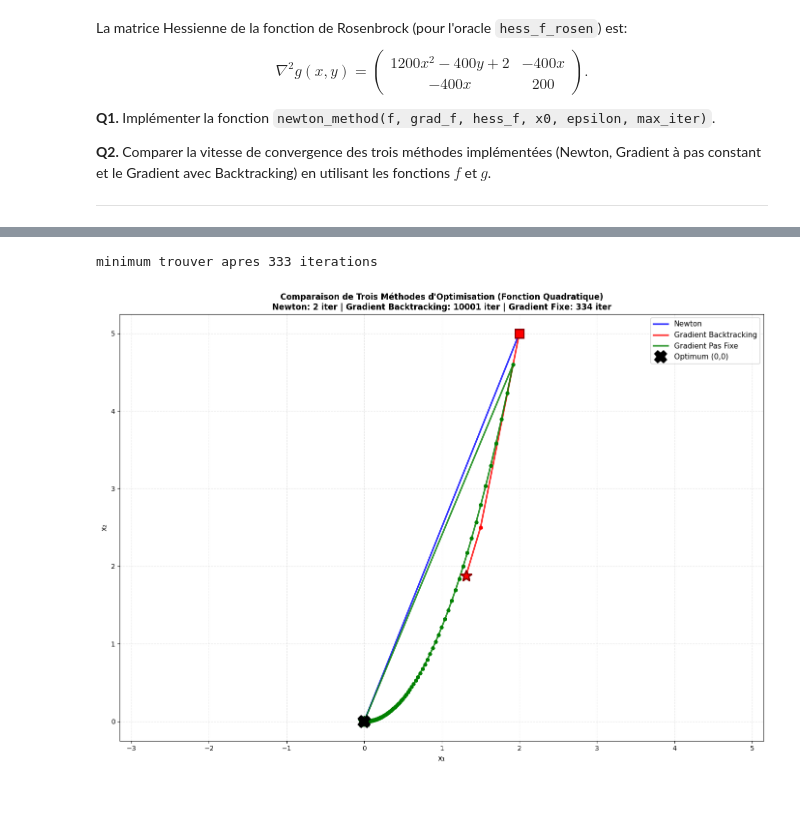
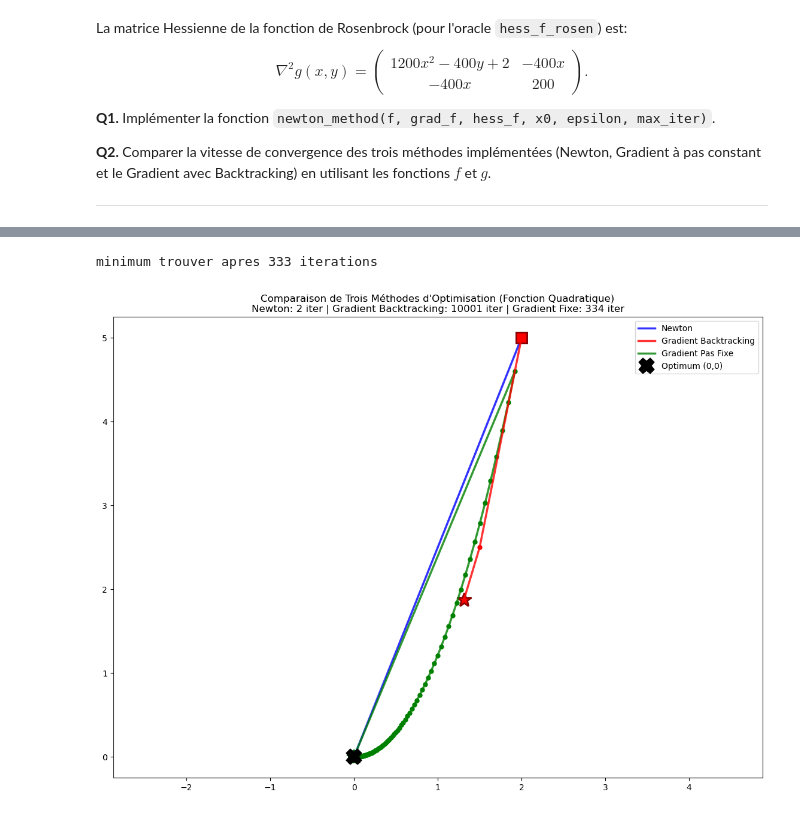
Before and after one commit to hamzajer/BACO, a Jupyter notebook: TP-BACO-Sujet.ipynb, the cells around one changed output, grey strips where cells are left out. Drawn from its saved outputs; the diff is of its cells as text; code cells hidden in the pictures.

```diff
--- a/TP-BACO-Sujet.ipynb
+++ b/TP-BACO-Sujet.ipynb
@@ -175,9 +180,8 @@ minimum trouver apres 116 iterations
 # %%
-#Question4
-#varier: i) les valeurs du pas , ii) plusieurs points initiaux , iii) différents couples .
 couples = [[1,1],[3,12],[4,8]]
-gammas = [0.0001,0.001,0.01]
+gammas = [0.00001,0.001,0.01]
 points_initiaux = [[1,1],[24,0],[-3,-14]]
 for gamma in gammas :
+    print(f"Pour gamma = {gamma}")
     plot_resultat(f_quad,grad_f_quad,[2,5],[1,8],gamma)
 # %% [output]
@@ -406,7 +426,7 @@ backtrack_y = [point[1] for point in hist]
 gradient_x = [point[0] for point in hist_gradient]
 gradient_y = [point[1] for point in hist_gradient]
 
-# Détermination des limites de la grille (incluant les trois trajectoires)
+# Détermination des limites de la grille
 all_x = newton_x + backtrack_x + gradient_x
 all_y = newton_y + backtrack_y + gradient_y
 
@@ -420,7 +440,7 @@ n_points = 200
 x_grid = [x_min + i * (x_max - x_min) / (n_points - 1) for i in range(n_points)]
 y_grid = [y_min + i * (y_max - y_min) / (n_points - 1) for i in range(n_points)]
 
-# Création de X, Y et Z pour les contours (fonction quadratique)
+# Création de X, Y et Z pour les contours
 X = [[x for x in x_grid] for _ in range(n_points)]
 Y = [[y_grid[i] for _ in range(n_points)] for i in range(n_points)]
 Z = [[f_quad([X[i][j], Y[i][j]]) for j in range(n_points)] for i in range(n_points)]
@@ -428,52 +448,45 @@ Z = [[f_quad([X[i][j], Y[i][j]]) for j in range(n_points)] for i in range(n_poin
 # Affichage
 plt.figure(figsize=(14, 10))
 
 # Trajectoire Newton (BLEU)
-plt.plot(newton_x, newton_y, 'b-', label='Newton', linewidth=2.5, alpha=0.8, zorder=3)
-plt.plot(newton_x, newton_y, 'b.', markersize=10, zorder=4)
-plt.plot(newton_x[0], newton_y[0], 'bs', markersize=13,
-         markeredgecolor='darkblue', markeredgewidth=2, zorder=5)
-plt.plot(newton_x[-1], newton_y[-1], 'b*', markersize=18,
-         markeredgecolor='darkblue', markeredgewidth=2, zorder=5)
+plt.plot(newton_x, newton_y, 'b-', label='Newton', linewidth=2.5, alpha=0.8)
+plt.plot(newton_x, newton_y, 'b.', markersize=10)
+plt.plot(newton_x[0], newton_y[0], 'bs', markersize=13, markeredgecolor='darkblue', markeredgewidth=2)
+plt.plot(newton_x[-1], newton_y[-1], 'b*', markersize=18, markeredgecolor='darkblue', markeredgewidth=2)
 
 # Trajectoire Gradient avec Backtracking (ROUGE)
 plt.plot(backtrack_x, backtrack_y, 'r-', label='Gradient Backtracking',
          linewidth=2.5, alpha=0.8, zorder=3)
-plt.plot(backtrack_x, backtrack_y, 'r.', markersize=10, zorder=4)
+plt.plot(backtrack_x, backtrack_y, 'r.', markersize=10, )
 plt.plot(backtrack_x[0], backtrack_y[0], 'rs', markersize=13,
-         markeredgecolor='darkred', markeredgewidth=2, zorder=5)
+         markeredgecolor='darkred', markeredgewidth=2 )
 plt.plot(backtrack_x[-1], backtrack_y[-1], 'r*', markersize=18,
-         markeredgecolor='darkred', markeredgewidth=2, zorder=5)
+         markeredgecolor='darkred', markeredgewidth=2 )
 
 # Trajectoire Gradient à pas fixe (VERT)
 plt.plot(gradient_x, gradient_y, 'g-', label='Gradient Pas Fixe',
-         linewidth=2.5, alpha=0.8, zorder=3)
-plt.plot(gradient_x, gradient_y, 'g.', markersize=10, zorder=4)
+         linewidth=2.5, alpha=0.8)
+plt.plot(gradient_x, gradient_y, 'g.', markersize=10)
 plt.plot(gradient_x[0], gradient_y[0], 'gs', markersize=13,
-         markeredgecolor='darkgreen', markeredgewidth=2, zorder=5)
+         markeredgecolor='darkgreen', markeredgewidth=2)
 plt.plot(gradient_x[-1], gradient_y[-1], 'g*', markersize=18,
-         markeredgecolor='darkgreen', markeredgewidth=2, zorder=5)
+         markeredgecolor='darkgreen', markeredgewidth=2)
 
 # Marquer l'optimum
 plt.plot(0, 0, 'kX', markersize=16, markeredgewidth=3,
-         label='Optimum (0,0)', zorder=6)
+         label='Optimum (0,0)')
 
 plt.title(f"Comparaison de Trois Méthodes d'Optimisation (Fonction Quadratique)\n" +
           f"Newton: {len(histnewton)} iter | " +
           f"Gradient Backtracking: {len(hist)} iter | " +
-          f"Gradient Fixe: {len(hist_gradient)} iter",
-          fontsize=12, fontweight='bold')
-plt.xlabel("x₁", fontsize=11)
-plt.ylabel("x₂", fontsize=11)
-plt.legend(loc='best', fontsize=11, framealpha=0.9)
-plt.grid(True, linestyle='--', alpha=0.3)
+          f"Gradient Fixe: {len(hist_gradient)} iter")
+plt.legend()
 plt.axis('equal')
 
 # Afficher quelques statistiques
 
 
-plt.tight_layout()
 plt.show()
 # %% [output]
 minimum trouver apres 333 iterations
-[figure, old version]
+[figure, new version]
```
Also changed, not shown: parts of 28 cells of this notebook.
